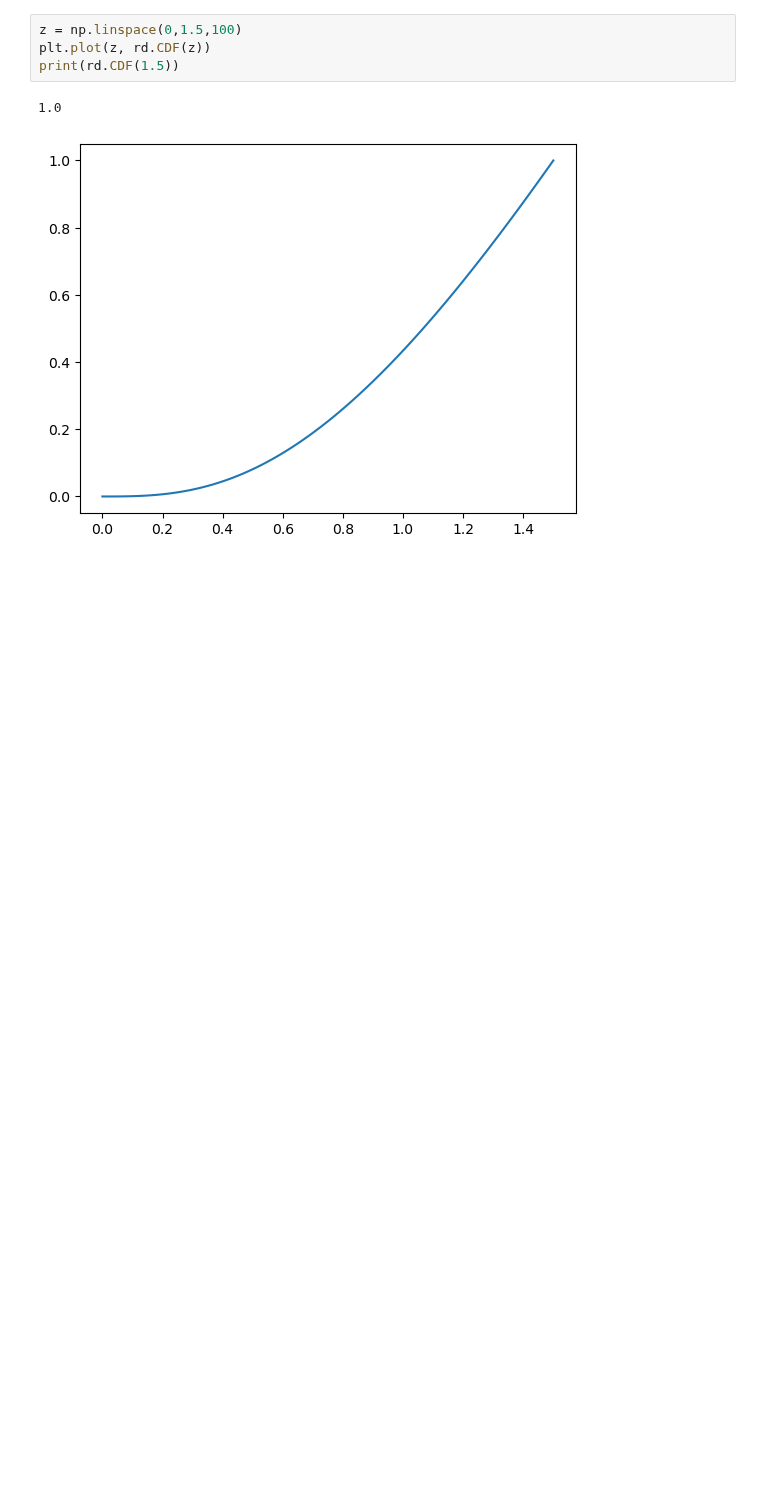
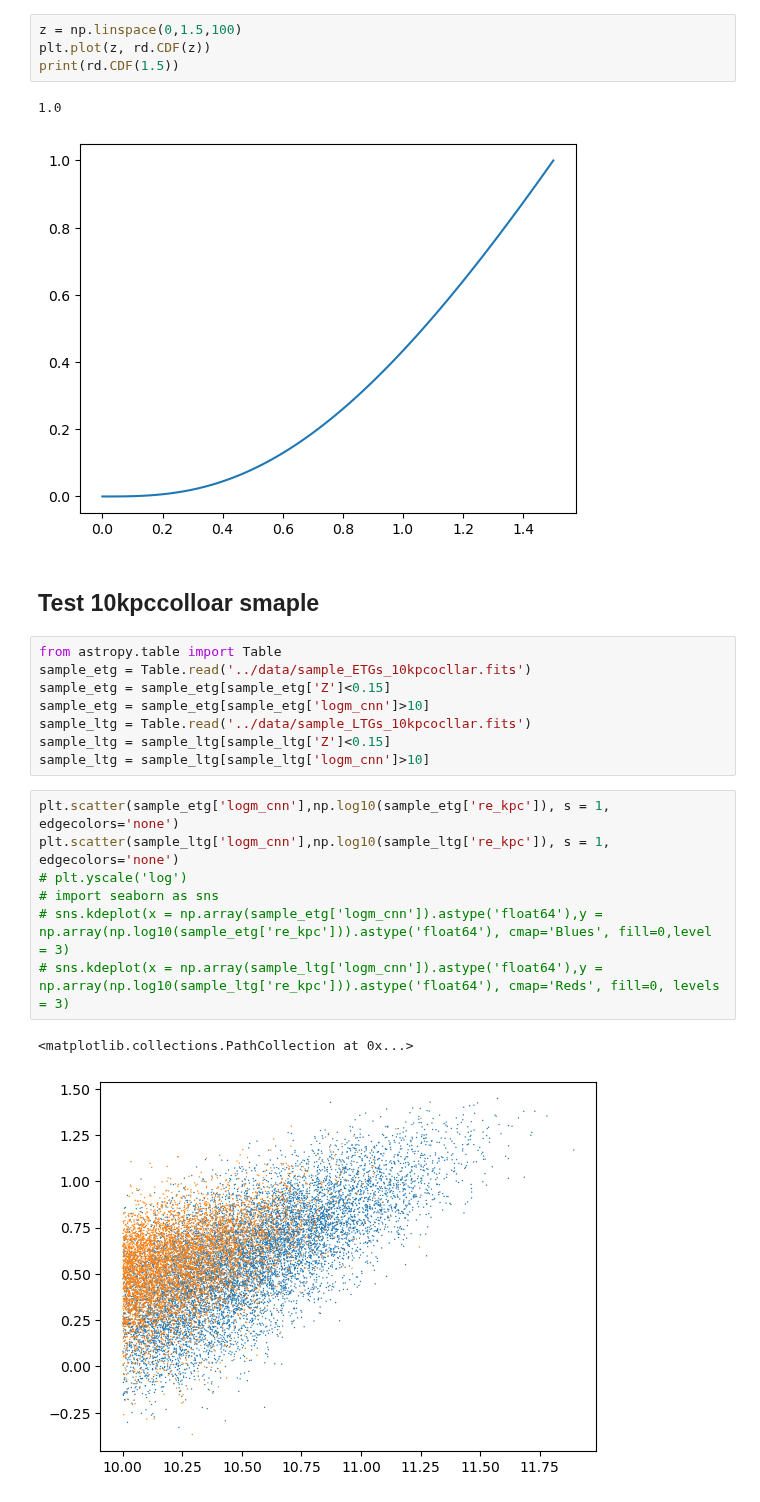
Before and after one commit to RookieinDongChuanRoad/4MOST_lensing_prediction, a Jupyter notebook: notebook.ipynb, the cells around one changed output. Saved outputs shown, nothing was run; the diff lists cells and outputs as text; blank space fills up the shorter version.

```diff
--- a/notebook.ipynb
+++ b/notebook.ipynb
@@ -67,3 +69,23 @@ print(rd.CDF(1.5))
 # %% [output]
 1.0
 [figure]
+# %% [markdown]
+## Test 10kpccolloar smaple
+# %%
+from astropy.table import Table
+sample_etg = Table.read('../data/sample_ETGs_10kpcocllar.fits')
+sample_etg = sample_etg[sample_etg['Z']<0.15]
+sample_etg = sample_etg[sample_etg['logm_cnn']>10]
+sample_ltg = Table.read('../data/sample_LTGs_10kpcocllar.fits')
+sample_ltg = sample_ltg[sample_ltg['Z']<0.15]
+sample_ltg = sample_ltg[sample_ltg['logm_cnn']>10]
+# %%
+plt.scatter(sample_etg['logm_cnn'],np.log10(sample_etg['re_kpc']), s = 1, edgecolors='none')
+plt.scatter(sample_ltg['logm_cnn'],np.log10(sample_ltg['re_kpc']), s = 1, edgecolors='none')
+# plt.yscale('log')
+# import seaborn as sns
+# sns.kdeplot(x = np.array(sample_etg['logm_cnn']).astype('float64'),y = np.array(np.log10(sample_etg['re_kpc'])).astype('float64'), cmap='Blues', fill=0,level = 3)
+# sns.kdeplot(x = np.array(sample_ltg['logm_cnn']).astype('float64'),y = np.array(np.log10(sample_ltg['re_kpc'])).astype('float64'), cmap='Reds', fill=0, levels = 3)
+# %% [output]
+<matplotlib.collections.PathCollection at 0x...>
+[figure, added]
```
Also changed, not shown: parts of 37 cells of this notebook, 1 other file.
